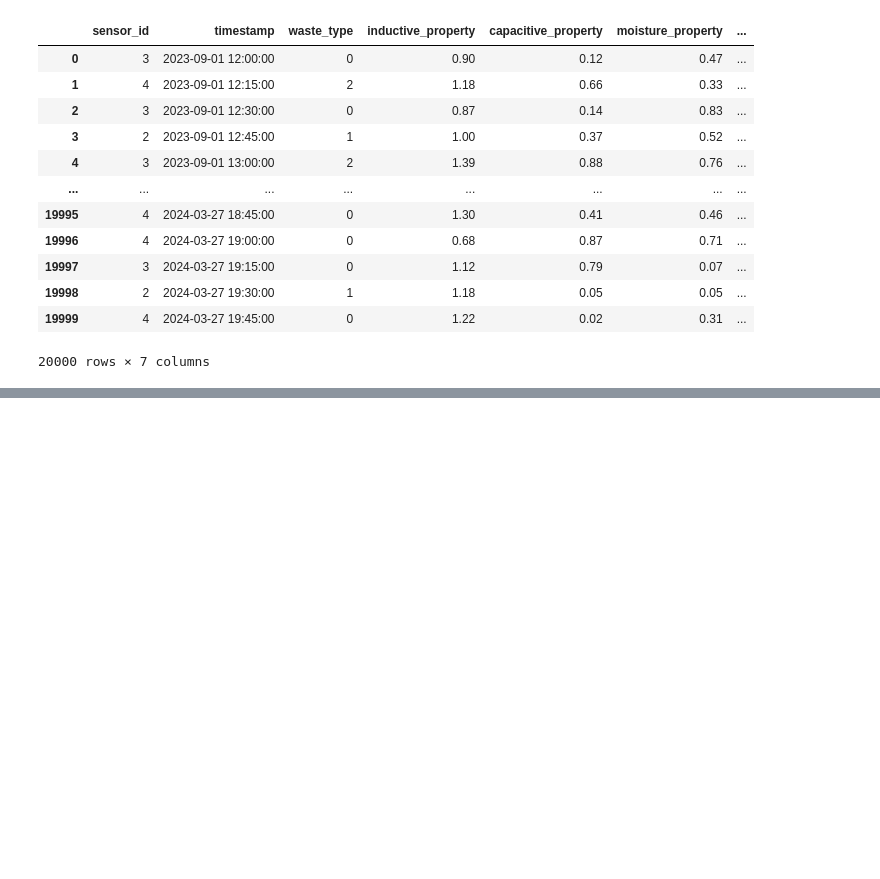
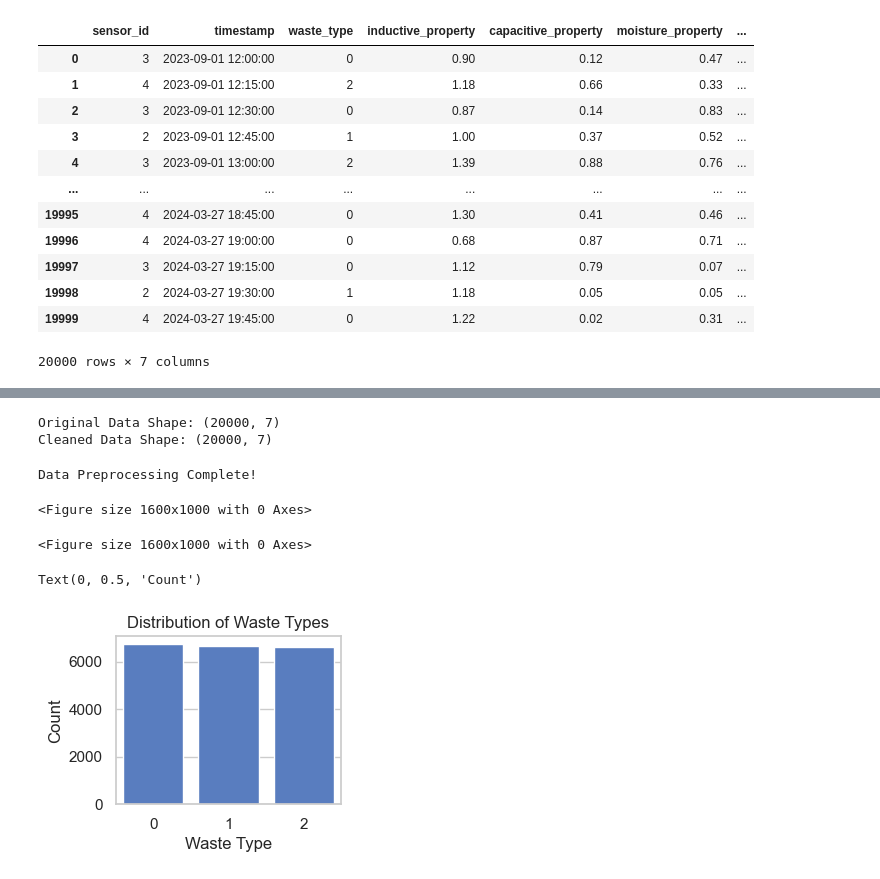
Before and after one commit to AtharvaDomale/Waste_Management_Project, a Jupyter notebook: main.ipynb, the cells around one changed output, grey strips where cells are left out. Drawn from its saved outputs; the diff is of its cells as text; code cells hidden in the pictures; blank space fills up the shorter version.

```diff
--- a/main.ipynb
+++ b/main.ipynb
@@ -84,3 +84,6 @@ waste_data
 numeric_columns = ['inductive_property', 'capacitive_property', 'moisture_property', 'infrared_property']
 # %%
 z_scores = waste_data[numeric_columns].apply(zscore)
+# %%
+outlier_threshold = 3
+outliers = (z_scores.abs() > outlier_threshold).any(axis=1)
@@ -86,0 +94,31 @@ z_scores = waste_data[numeric_columns].apply(zscore)
+# %%
+cleaned_data = waste_data[~outliers]
+# %%
+print("Original Data Shape:", waste_data.shape)
+print("Cleaned Data Shape:", cleaned_data.shape)
+# %% [output]
+Original Data Shape: (20000, 7)
+Cleaned Data Shape: (20000, 7)
+# %%
+cleaned_data.columns = [col.lower().replace(" ", "_") for col in cleaned_data.columns]
+# %%
+cleaned_data.to_csv('cleaned_waste_data.csv', index=False)
+print("\nData Preprocessing Complete!")
+# %% [output]
+Data Preprocessing Complete!
+# %%
+sns.set(style="whitegrid", palette="muted")
+plt.figure(figsize=(16, 10))
+# %% [output]
+<Figure size 1600x1000 with 0 Axes>
+<Figure size 1600x1000 with 0 Axes>
+# %%
+# 1. Distribution of waste types
+plt.subplot(2, 2, 1)
+sns.countplot(data=cleaned_data, x='waste_type')
+plt.title('Distribution of Waste Types')
+plt.xlabel('Waste Type')
+plt.ylabel('Count')
+# %% [output]
+Text(0, 0.5, 'Count')
+[figure, added]
```
Also changed, not shown: parts of 5 cells of this notebook, 1 other file.
